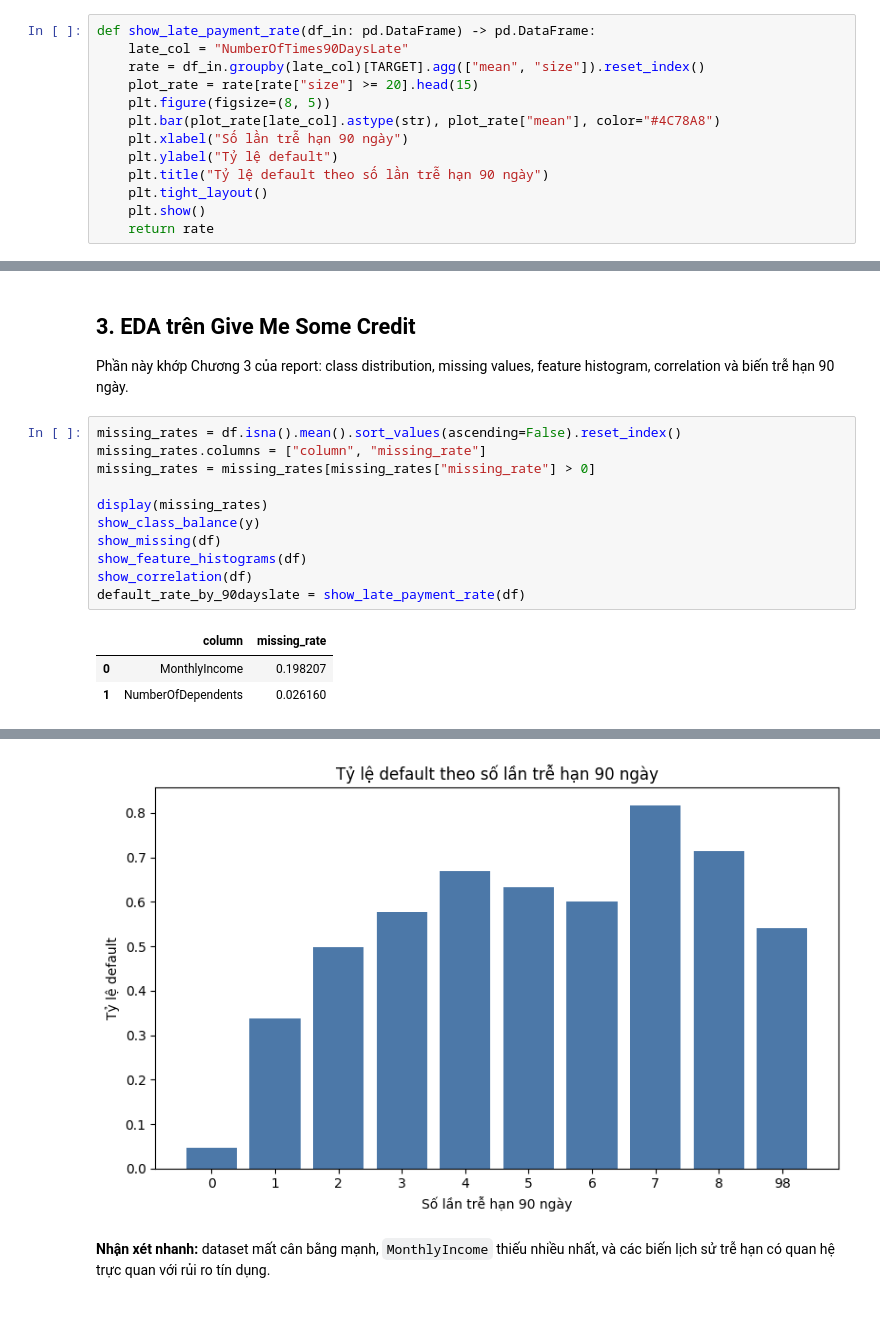
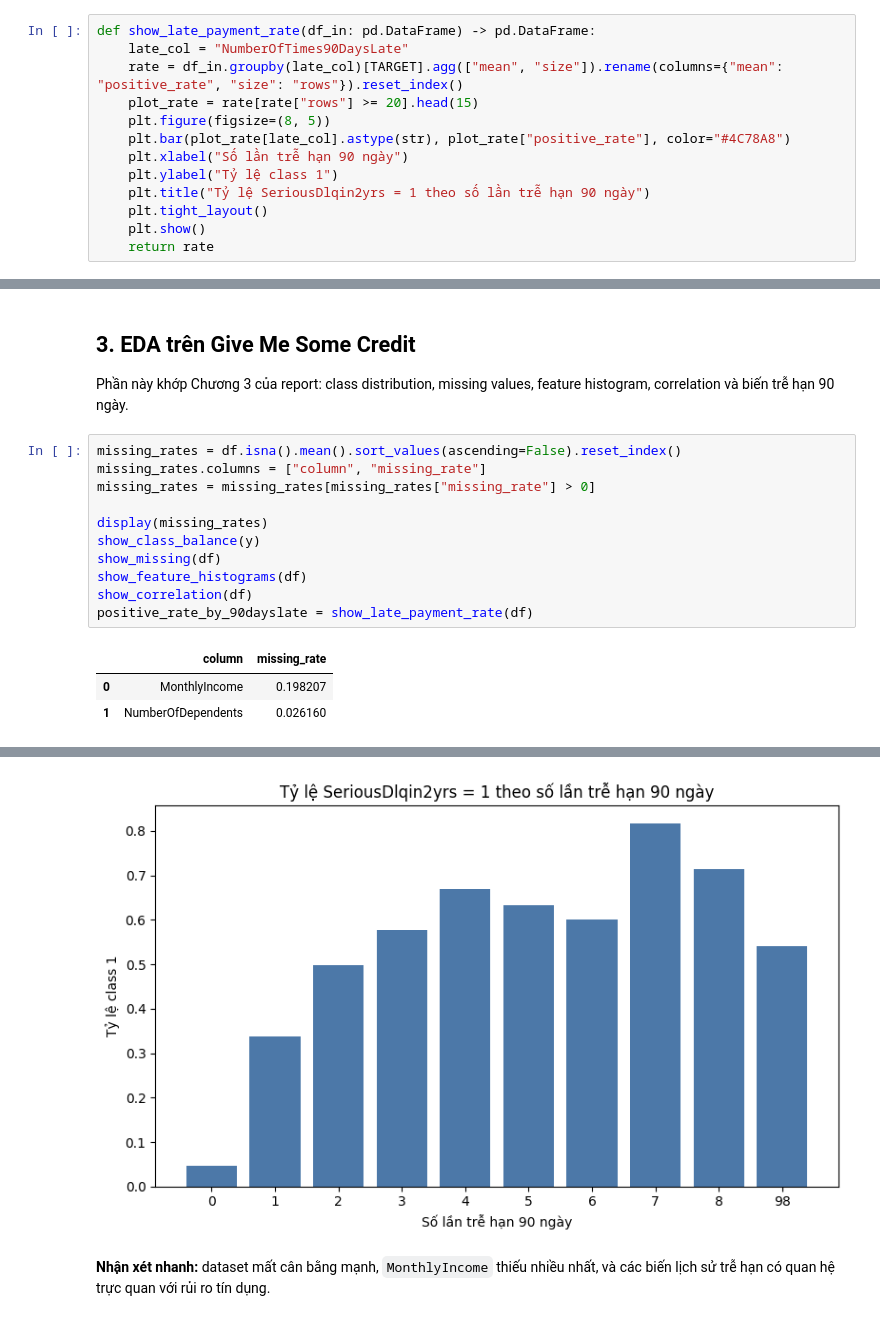
Before and after one commit to tadyuh76/data-mining-final, a Jupyter notebook: notebooks/run_all.ipynb, the cells around one changed output, grey strips where cells are left out. Saved outputs shown, nothing was run; the diff lists cells and outputs as text.

```diff
--- a/notebooks/run_all.ipynb
+++ b/notebooks/run_all.ipynb
@@ -376,13 +376,13 @@ def show_correlation(df_in: pd.DataFrame) -> None:
 # %%
 def show_late_payment_rate(df_in: pd.DataFrame) -> pd.DataFrame:
     late_col = "NumberOfTimes90DaysLate"
-    rate = df_in.groupby(late_col)[TARGET].agg(["mean", "size"]).reset_index()
-    plot_rate = rate[rate["size"] >= 20].head(15)
+    rate = df_in.groupby(late_col)[TARGET].agg(["mean", "size"]).rename(columns={"mean": "positive_rate", "size": "rows"}).reset_index()
+    plot_rate = rate[rate["rows"] >= 20].head(15)
     plt.figure(figsize=(8, 5))
-    plt.bar(plot_rate[late_col].astype(str), plot_rate["mean"], color="#4C78A8")
+    plt.bar(plot_rate[late_col].astype(str), plot_rate["positive_rate"], color="#4C78A8")
     plt.xlabel("Số lần trễ hạn 90 ngày")
-    plt.ylabel("Tỷ lệ default")
-    plt.title("Tỷ lệ default theo số lần trễ hạn 90 ngày")
+    plt.ylabel("Tỷ lệ class 1")
+    plt.title("Tỷ lệ SeriousDlqin2yrs = 1 theo số lần trễ hạn 90 ngày")
     plt.tight_layout()
     plt.show()
     return rate
@@ -440,23 +440,23 @@ Phần này khớp Chương 3 của report: class distribution, missing values,
 # %%
 missing_rates = df.isna().mean().sort_values(ascending=False).reset_index()
 missing_rates.columns = ["column", "missing_rate"]
 missing_rates = missing_rates[missing_rates["missing_rate"] > 0]
 
 display(missing_rates)
 show_class_balance(y)
 show_missing(df)
 show_feature_histograms(df)
 show_correlation(df)
-default_rate_by_90dayslate = show_late_payment_rate(df)
+positive_rate_by_90dayslate = show_late_payment_rate(df)
 # %% [output]
 |  | column | missing_rate |
 | 0 | MonthlyIncome | 0.198207 |
 | 1 | NumberOfDependents | 0.026160 |
 [figure]
 [figure]
 [figure]
 [figure]
-[figure, old version]
+[figure, new version]
 # %% [markdown]
 **Nhận xét nhanh:** dataset mất cân bằng mạnh, `MonthlyIncome` thiếu nhiều nhất, và các biến lịch sử trễ hạn có quan hệ trực quan với rủi ro tín dụng.
 # %% [markdown]
```
Also changed, not shown: parts of 19 cells of this notebook, 15 other files.
